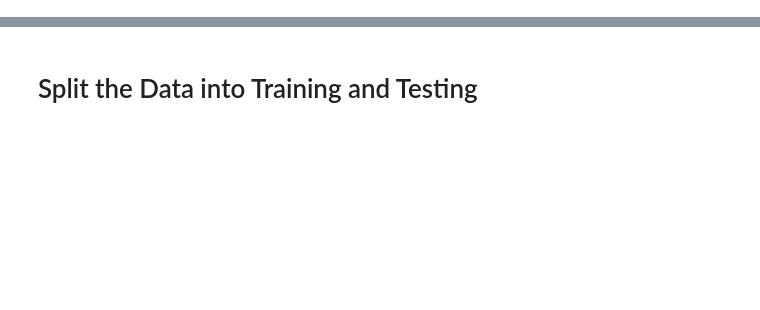
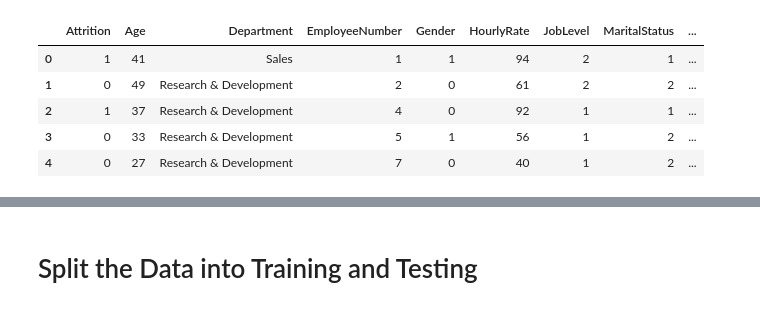
Before and after one commit to mxx8813/Employee_Attrition, a Jupyter notebook: Employee_Attrition.ipynb, the cells around one changed output, grey strips where cells are left out. Cells and saved outputs as stored; diff of their text form; code cells hidden in the pictures; blank space fills up the shorter version.

```diff
--- a/Employee_Attrition.ipynb
+++ b/Employee_Attrition.ipynb
@@ -42,0 +120,19 @@ dtype: object
+# %%
+# Transform String column for Marital Status
+
+def change_string(marital_status):
+    if marital_status == "Single":
+        return 1
+    elif marital_status == "Married":
+        return 2
+    else: return 0
+
+attrition_df["MaritalStatus"] = attrition_df["MaritalStatus"].apply(change_string)
+attrition_df.head()
+# %% [output]
+|  | Attrition | Age | Department | EmployeeNumber | Gender | HourlyRate | JobLevel | MaritalStatus | ... |
+| 0 | 1 | 41 | Sales | 1 | 1 | 94 | 2 | 1 | ... |
+| 1 | 0 | 49 | Research & Development | 2 | 0 | 61 | 2 | 2 | ... |
+| 2 | 1 | 37 | Research & Development | 4 | 0 | 92 | 1 | 1 | ... |
+| 3 | 0 | 33 | Research & Development | 5 | 1 | 56 | 1 | 2 | ... |
+| 4 | 0 | 27 | Research & Development | 7 | 0 | 40 | 1 | 2 | ... |
```
Also changed, not shown: parts of 13 cells of this notebook.
